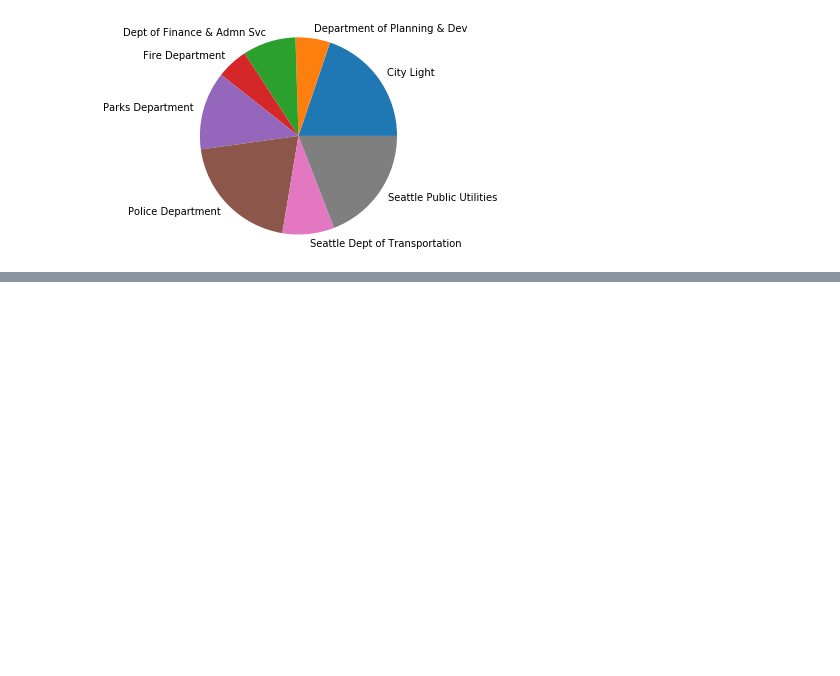
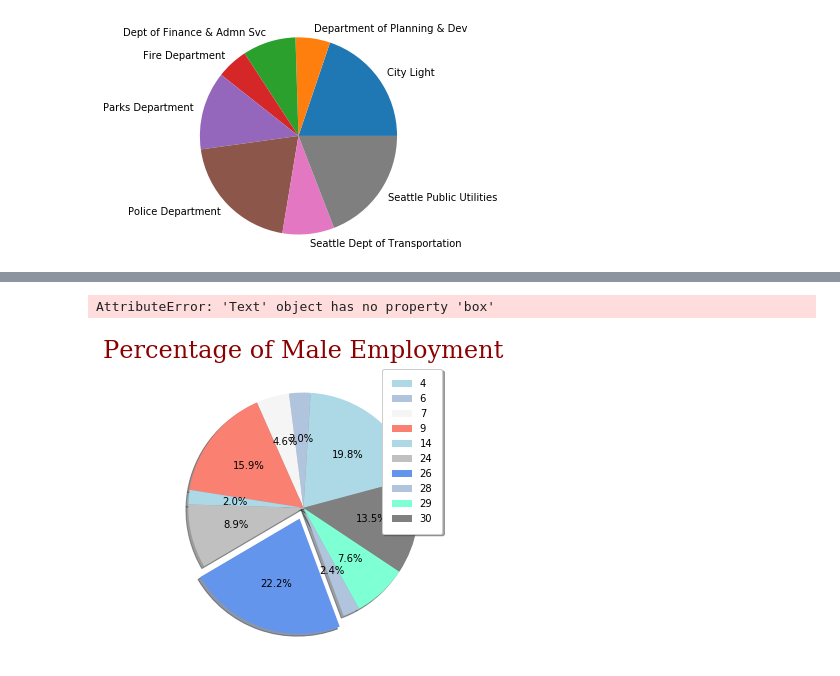
Before and after one commit to garrettsanders/Wage_Gap_Seattle, a Jupyter notebook: project_1.ipynb, the cells around one changed output, grey strips where cells are left out. Drawn from its saved outputs; the diff is of its cells as text; code cells hidden in the pictures; blank space fills up the shorter version.

```diff
--- a/project_1.ipynb
+++ b/project_1.ipynb
@@ -351,0 +430,43 @@ plt.show()
+# %%
+new_df= number_employees_male.loc[number_employees_male['No. Male Empl'] > 100]
+# %%
+# Create a pie chart
+fig=plt.figure(figsize=(12,10))
+ax = fig.add_subplot(111)
+my_colors = ['lightblue','lightsteelblue','whitesmoke', 'salmon','lightblue','silver','cornflowerblue','lightsteelblue','aquamarine', 'grey'] #https://matplotlib.org/tutorials/colors/colors.html
+textstr = f'Say\nSomething\nHere\nif you want'
+font = {'family': 'serif',
+        'color':  'darkred',
+        'weight': 'normal',
+        'size': 24,
+        }
+# these are matplotlib.patch.Patch properties
+props = dict(boxstyle='round', facecolor='wheat', alpha=0.25)
+plt.pie(
+    # using employee count
+    new_df['No. Male Empl'],
+    # using departments for labels
+    labels=None,
+    autopct='%1.1f%%',
+    explode = (0, 0, 0, 0, 0, 0, 0.1, 0, 0, 0,),
+    startangle=15,
+    shadow = True,
+    colors=my_colors,
+    center = (0,0), frame = False
+    )
+ax.set_position([0.3, -0.2, 0.4, 0.4])
+ax.legend(loc='best',fancybox=True, framealpha=1, shadow=True, borderpad=1, labels=new_df.index.values,)
+ax.set_title('Percentage of Male Employment', fontdict=font)
+# place a text box in upper left in axes coords
+# ax.text(0.05, 0.95, textstr, transform=ax.transAxes, fontsize=14,
+#         verticalalignment='top', bbox=props)
+ax.text(0.06, 0.11, textstr, horizontalalignment='left', verticalalignment='top', transform=ax.transAxes, fontsize=14, box=props)
+
+# View the plot drop above
+plt.axis('equal')
+# View the plot
+plt.tight_layout()
+plt.show()
+# %% [output]
+AttributeError: 'Text' object has no property 'box'
+[figure, added]
```
Also changed, not shown: parts of 5 cells of this notebook.
